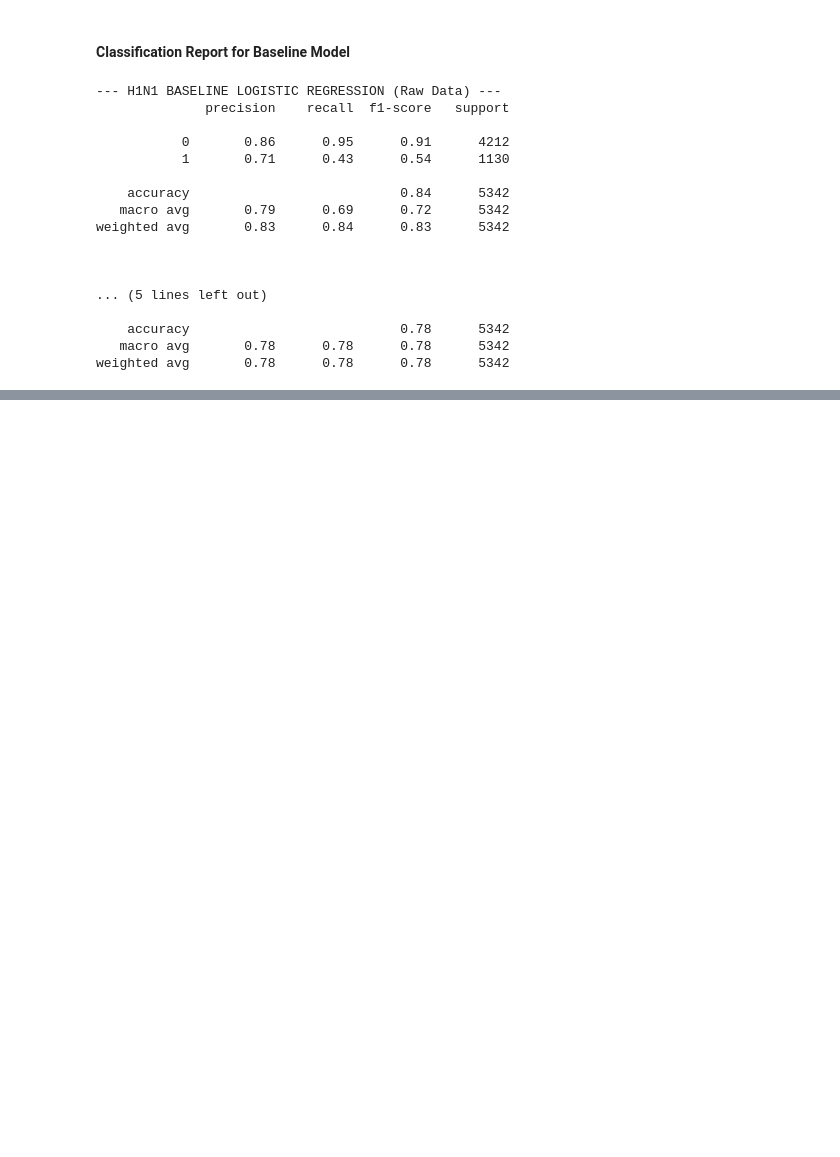
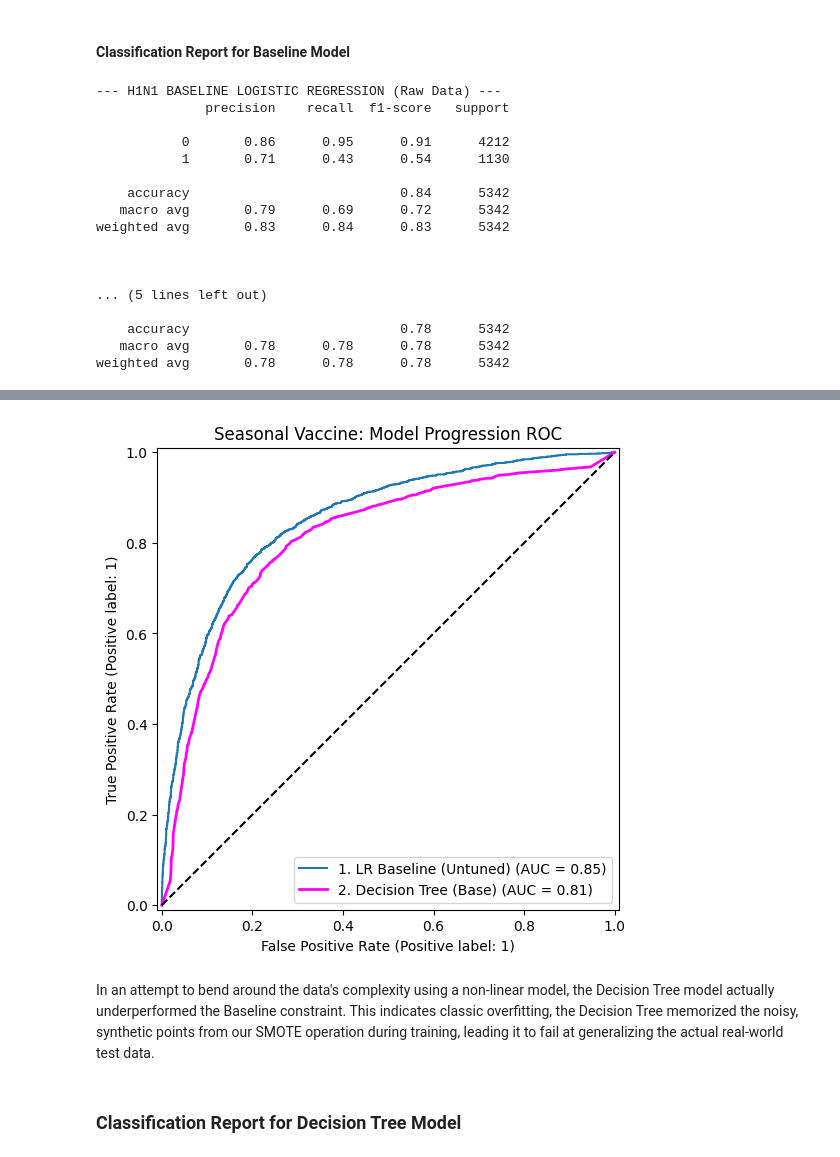
Before and after one commit to angelawachira-eng/H1N1_and_Seasonal_Flu_Vaccines---ML_Project, a Jupyter notebook: Vaccines_prediction_analysis.ipynb, the cells around one changed output, grey strips where cells are left out. Drawn from its saved outputs; the diff is of its cells as text; code cells hidden in the pictures; blank space fills up the shorter version.

```diff
--- a/Vaccines_prediction_analysis.ipynb
+++ b/Vaccines_prediction_analysis.ipynb
@@ -920,0 +959,15 @@ weighted avg       0.78      0.78      0.78      5342
+# %%
+
+
+# 1.H1N1 Decision Tree - after dealing with class imbalance
+decision_tree_h1n1 = DecisionTreeClassifier(max_depth=10, random_state=42)
+decision_tree_h1n1.fit(X_train_h1n1_smoted, y_train_h1n1_smoted)
+
+# 2. Seasonal Decision Tree - Using data as it is, it is balanced
+dt_seasonal = DecisionTreeClassifier(max_depth=10, random_state=42)
+dt_seasonal.fit(X_train_scaled, y_train['seasonal_vaccine'])
+
+# 3. Print the new Accuracies!
+print("--- DECISION TREE ACCURACY ---")
+print("H1N1 Accuracy:", dt_h1n1.score(X_test_scaled, y_test_h1n1))
+print("Seasonal Accuracy:", dt_seasonal.score(X_test_scaled, y_test['seasonal_vaccine']))
@@ -920,0 +997,18 @@ weighted avg       0.78      0.78      0.78      5342
+# %%
+#FOR TARGET VARIABLE SEASONAL VACCINE
+fig, ax = plt.subplots(figsize=(8, 6))
+
+# Plot the 2 Seasonal models
+RocCurveDisplay.from_estimator(base_model_seasonal, X_test_scaled, y_test['seasonal_vaccine'], ax=ax, name="1. LR Baseline (Untuned)")
+RocCurveDisplay.from_estimator(dt_seasonal, X_test_scaled, y_test['seasonal_vaccine'], ax=ax, name="2. Decision Tree (Base)", color="magenta", linewidth=2)
+
+ax.plot([0,1], [0,1], linestyle='--', color='black')
+ax.set_title("Seasonal Vaccine: Model Progression ROC")
+
+plt.show()
+# %% [output]
+[figure, added]
+# %% [markdown]
+In an attempt to bend around the data's complexity using a non-linear model, the Decision Tree model actually underperformed the Baseline constraint. This indicates classic overfitting, the Decision Tree memorized the noisy, synthetic points from our SMOTE operation during training, leading it to fail at generalizing the actual real-world test data.
+# %% [markdown]
+### Classification Report for Decision Tree Model
```
Also changed, not shown: parts of 15 cells of this notebook.
